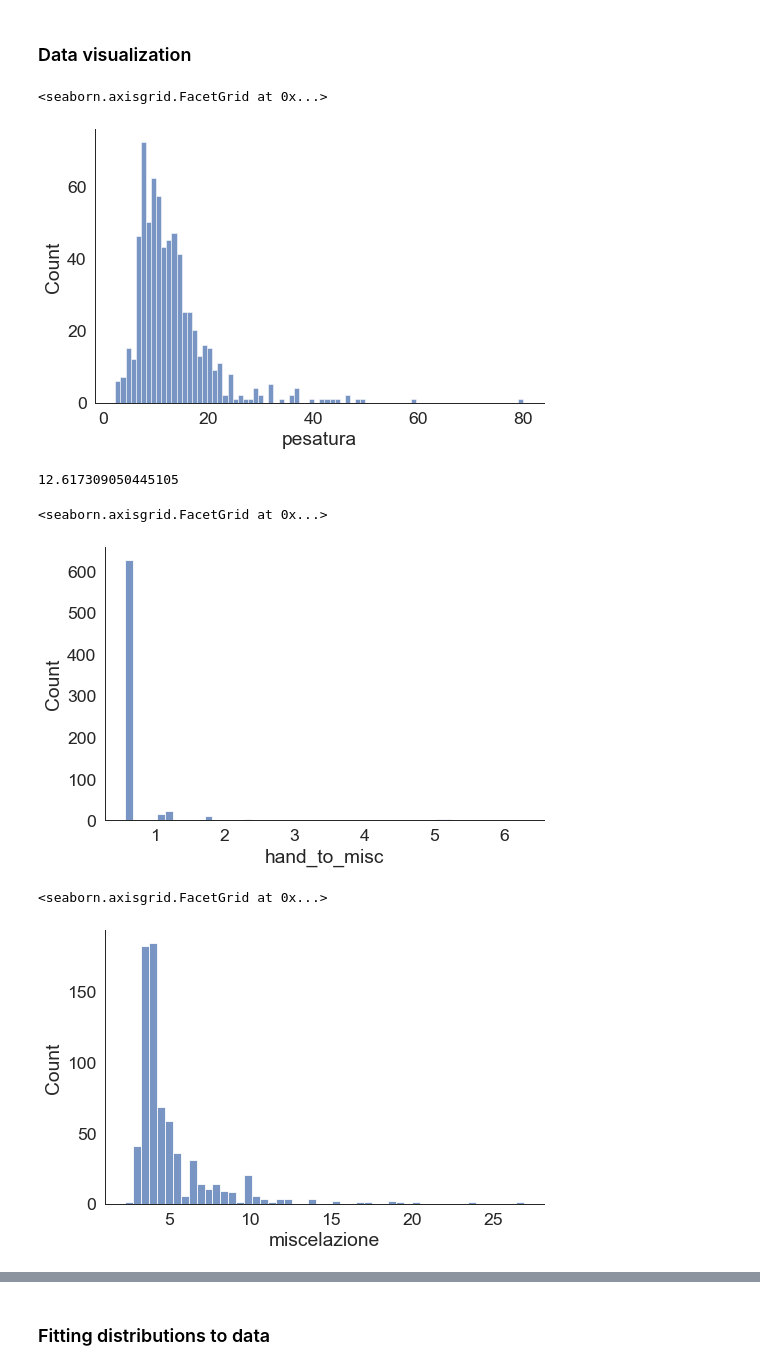
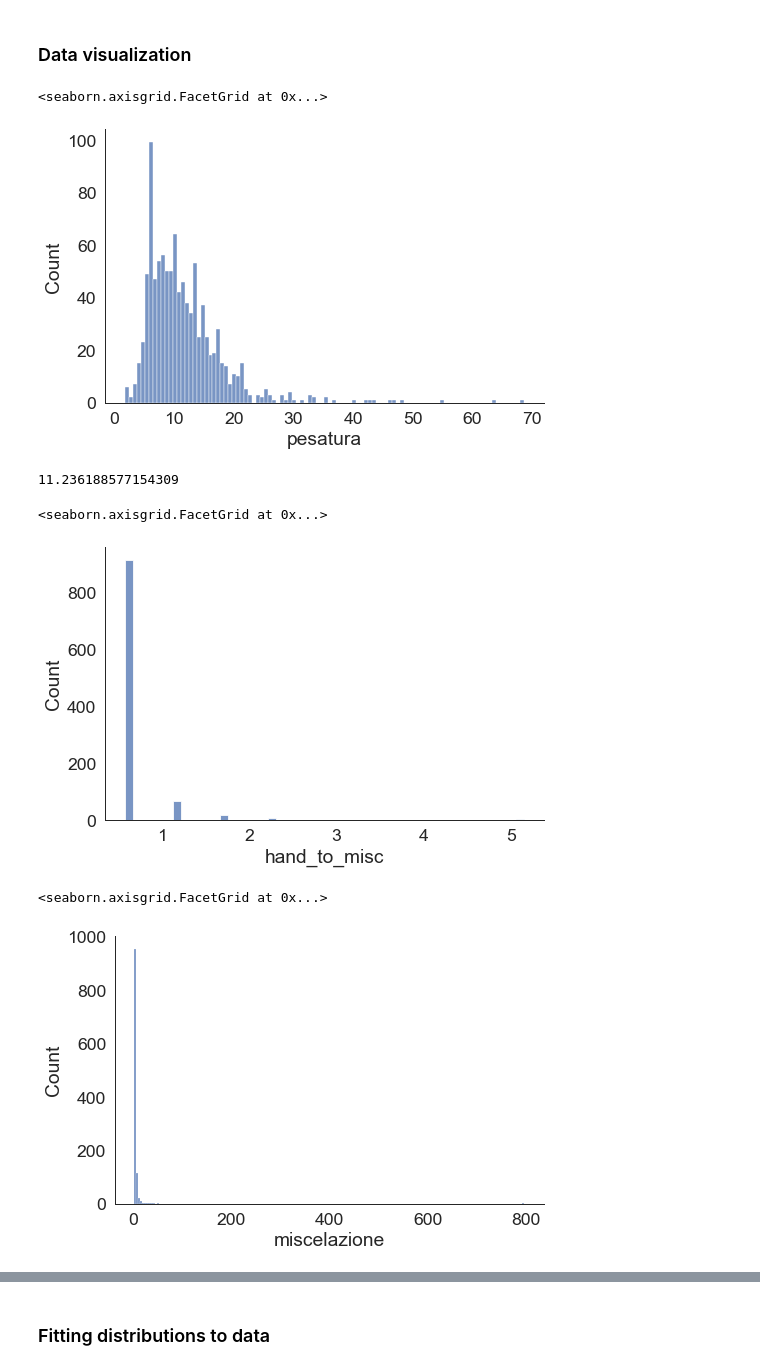
Before and after one commit to marcogiacomin/EuroMasterDataAnalysis, a Jupyter notebook: 2) Fitting distribution of the process.ipynb, the cells around one changed output, grey strips where cells are left out. Drawn from its saved outputs; the diff is of its cells as text; code cells hidden in the pictures.

```diff
--- a/2) Fitting distribution of the process.ipynb
+++ b/2) Fitting distribution of the process.ipynb
@@ -117,7 +115,7 @@ variants_count
   'case:concept:name': 1}]
 # %%
 #  take most significant variants
-filtered_log = pm4py.filter_variants_top_k(event_log, 13)
+filtered_log = pm4py.filter_variants_top_k(event_log, 25)
 
 #  visualize heuristic net
 from pm4py.algo.discovery.heuristics import algorithm as heuristics_miner
@@ -241,28 +239,28 @@ def quantile(column,pct,pct_lower):
 # %%
 sns.set_style('white')
 sns.set_context("paper", font_scale = 2)
-sns.displot(data=df_dt, x="pesatura", kind="hist", bins = 80, aspect = 1.5)
+sns.displot(data=df_dt, x="pesatura", kind="hist", bins = 100, aspect = 1.5)
 # %% [output]
 <seaborn.axisgrid.FacetGrid at 0x...>
-[figure, old version]
+[figure, new version]
 # %%
 np.mean(quantile(df_dt['pesatura'], 0.99, 0))
 # %% [output]
-12.617309050445105
+11.236188577154309
 # %%
 sns.set_style('white')
 sns.set_context("paper", font_scale = 2)
 sns.displot(data=df_dt, x="hand_to_misc", kind="hist", bins = 50, aspect = 1.5)
 # %% [output]
 <seaborn.axisgrid.FacetGrid at 0x...>
-[figure, old version]
+[figure, new version]
 # %%
 sns.set_style('white')
 sns.set_context("paper", font_scale = 2)
-sns.displot(data=df_dt, x="miscelazione", kind="hist", bins = 50, aspect = 1.5)
+sns.displot(data=df_dt, x="miscelazione", kind="hist", bins = 200, aspect = 1.5)
 # %% [output]
 <seaborn.axisgrid.FacetGrid at 0x...>
-[figure, old version]
+[figure, new version]
 # %%
 sns.set_style('white')
 sns.set_context("paper", font_scale = 2)
```
Also changed, not shown: parts of 20 cells of this notebook, 4 other files.
